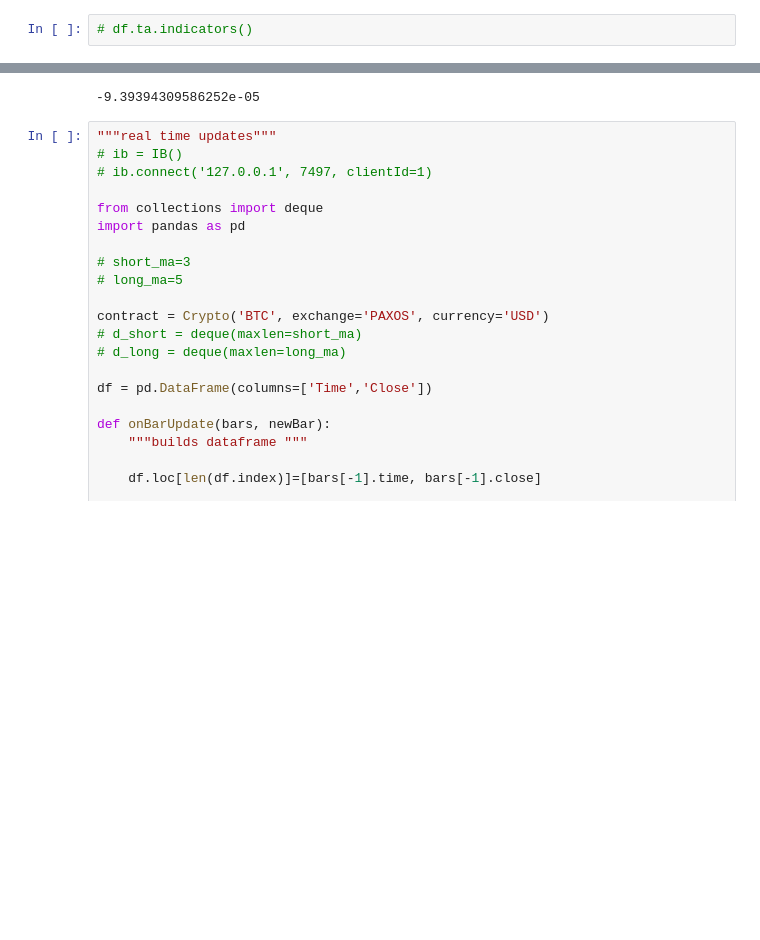
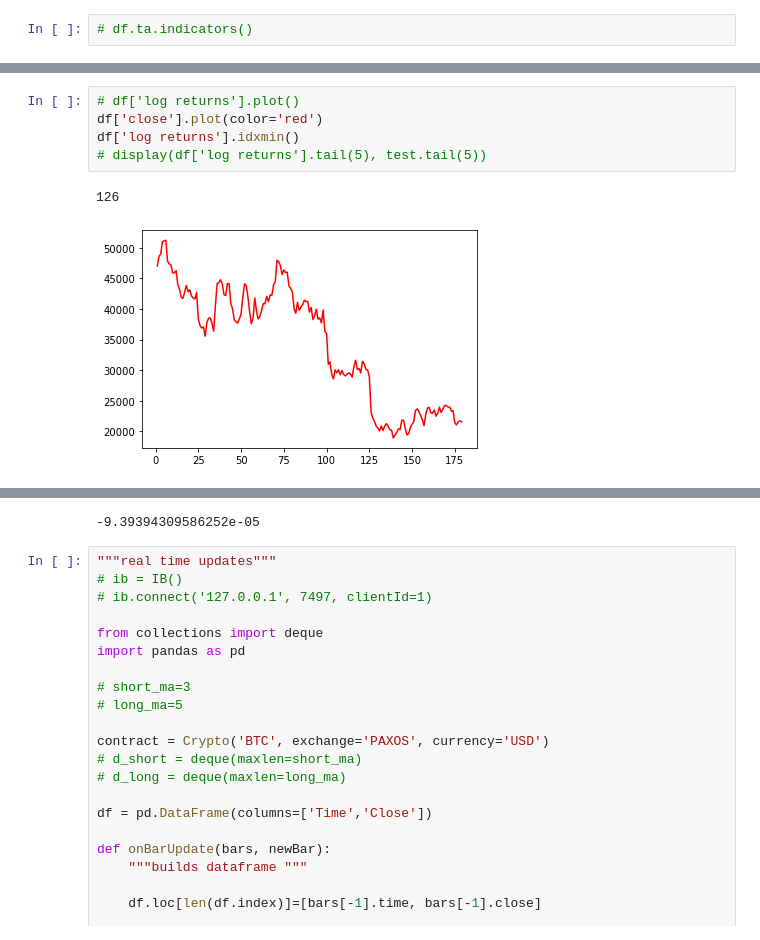
Before and after one commit to SonnyK33/btcalgo, a Jupyter notebook: btc_test.ipynb, the cells around one changed output, grey strips where cells are left out. Saved outputs shown, nothing was run; the diff lists cells and outputs as text; blank space fills up the shorter version.

```diff
--- a/btc_test.ipynb
+++ b/btc_test.ipynb
@@ -67,0 +149,8 @@ from arch import arch_model
+# %%
+# df['log returns'].plot()
+df['close'].plot(color='red')
+df['log returns'].idxmin()
+# display(df['log returns'].tail(5), test.tail(5))
+# %% [output]
+126
+[figure, added]
```
Also changed, not shown: parts of 12 cells of this notebook.
